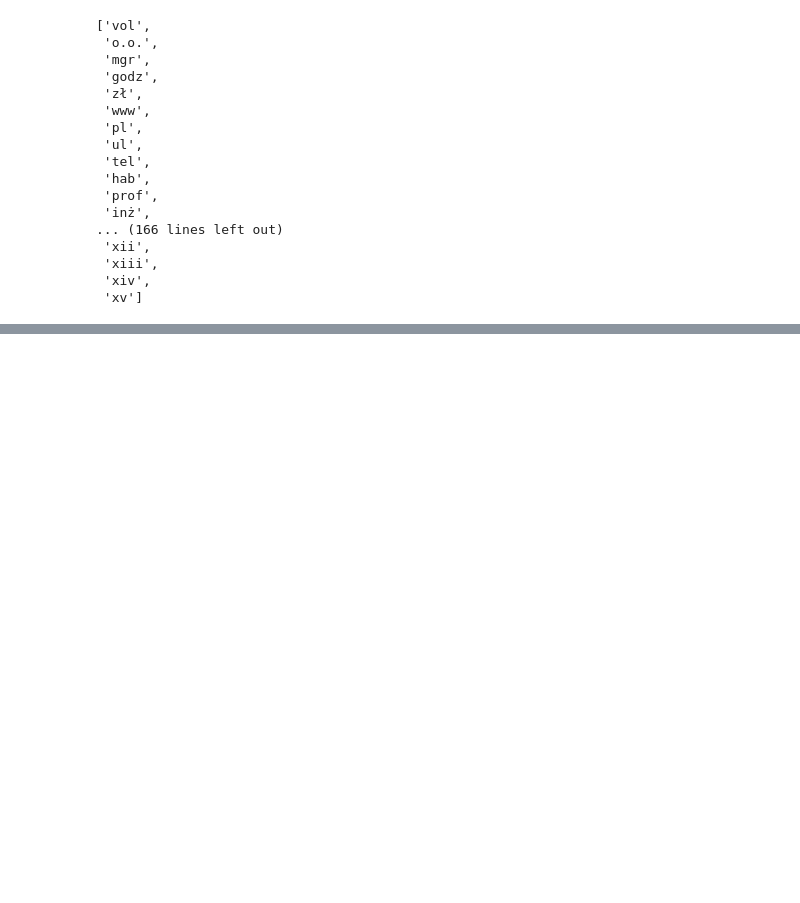
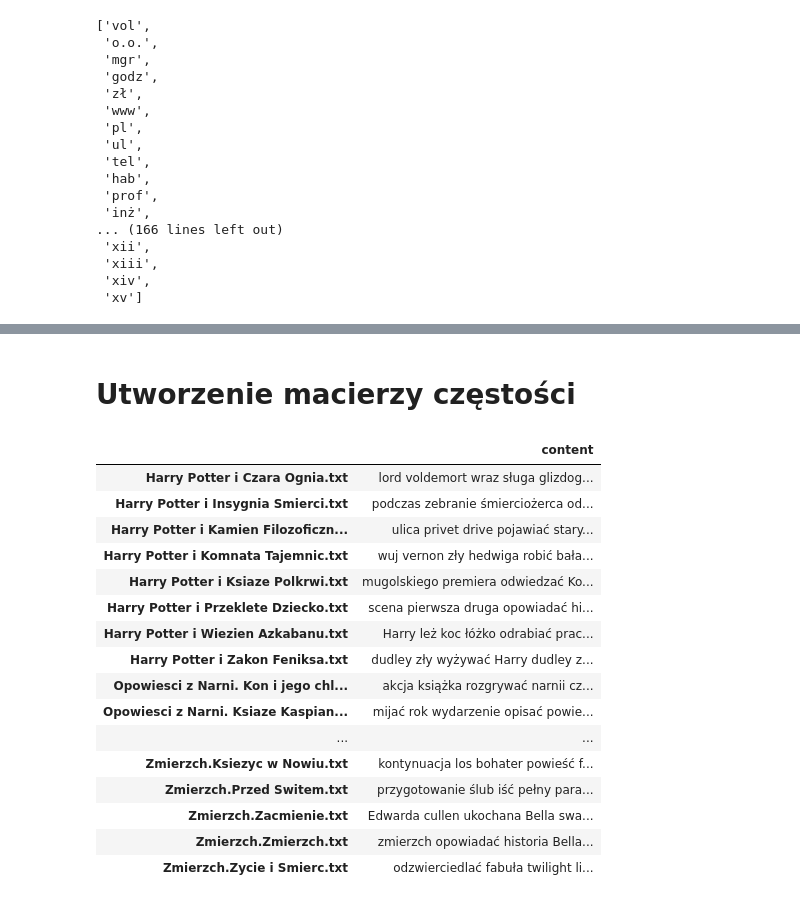
Before and after one commit to AnnaMalgorzata/Przetwarzanie-jezyka-naturalnego, a Jupyter notebook: text_mining.ipynb, the cells around one changed output, grey strips where cells are left out. Cells and saved outputs as stored; diff of their text form; code cells hidden in the pictures; blank space fills up the shorter version.

Commit message:
macierz czestosci

```diff
--- a/text_mining.ipynb
+++ b/text_mining.ipynb
@@ -86,0 +99,17 @@ print
+# %%
+def lemmatize(text):
+    morf = morfeusz2.Morfeusz()
+    segments = it.groupby(morf.analyse(text), op.itemgetter(0,1))
+    def disambiguate(group):
+        pairs = ((len(descr), lemma) for _, _, (_, lemma, descr, _, _, ) in group)
+        perpl, lemma = min(pairs)
+        return lemma.split(":")[0]
+    lemmas = (disambiguate(group) for key, group in segments)
+    return " ".join(filter(str.isalpha, lemmas))
+# %%
+for key in documents:
+    documents[key] = documents[key].lower()
+    documents[key] = "".join([char for char in documents[key] if char not in string.punctuation]) # usuwamy znaki interpunkcyjne
+    documents[key] = lemmatize(documents[key])
+    documents[key] = " ".join([word for word in word_tokenize(documents[key], language='polish') if word not in stoplist]) # rozbieramy na pojedyncze wyrazy i zbieramy te które nie znajdują się na stopliście
+print (json.dumps(documents, indent=4, ensure_ascii=False))
@@ -86,0 +134,24 @@ print
+# %% [markdown]
+# Utworzenie macierzy częstości
+# %%
+docs = pd.DataFrame.from_dict(documents, orient='index')
+docs.columns = ['content']
+docs
+# %% [output]
+|  | content |
+| Harry Potter i Czara Ognia.txt | lord voldemort wraz sługa glizdog... |
+| Harry Potter i Insygnia Smierci.txt | podczas zebranie śmierciożerca od... |
+| Harry Potter i Kamien Filozoficzn... | ulica privet drive pojawiać stary... |
+| Harry Potter i Komnata Tajemnic.txt | wuj vernon zły hedwiga robić bała... |
+| Harry Potter i Ksiaze Polkrwi.txt | mugolskiego premiera odwiedzać Ko... |
+| Harry Potter i Przeklete Dziecko.txt | scena pierwsza druga opowiadać hi... |
+| Harry Potter i Wiezien Azkabanu.txt | Harry leż koc łóżko odrabiać prac... |
+| Harry Potter i Zakon Feniksa.txt | dudley zły wyżywać Harry dudley z... |
+| Opowiesci z Narni. Kon i jego chl... | akcja książka rozgrywać narnii cz... |
+| Opowiesci z Narni. Ksiaze Kaspian... | mijać rok wydarzenie opisać powie... |
+| ... | ... |
+| Zmierzch.Ksiezyc w Nowiu.txt | kontynuacja los bohater powieść f... |
+| Zmierzch.Przed Switem.txt | przygotowanie ślub iść pełny para... |
+| Zmierzch.Zacmienie.txt | Edwarda cullen ukochana Bella swa... |
+| Zmierzch.Zmierzch.txt | zmierzch opowiadać historia Bella... |
+| Zmierzch.Zycie i Smierc.txt | odzwierciedlać fabuła twilight li... |
```
Also changed, not shown: parts of 7 cells of this notebook, 1 other file.
